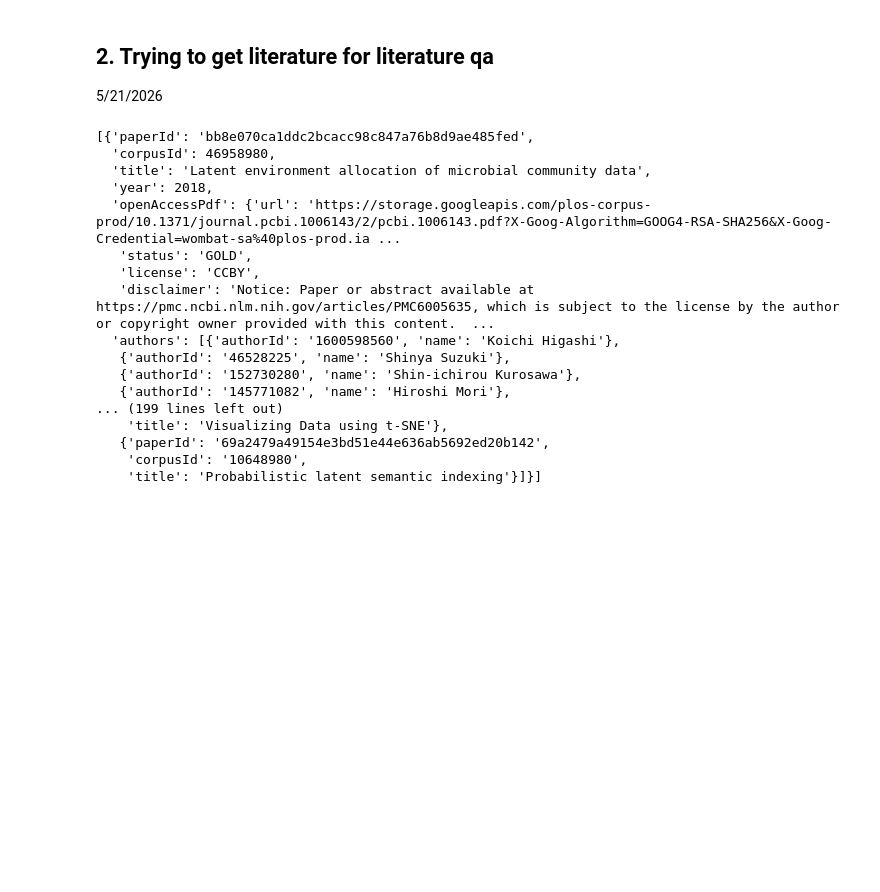
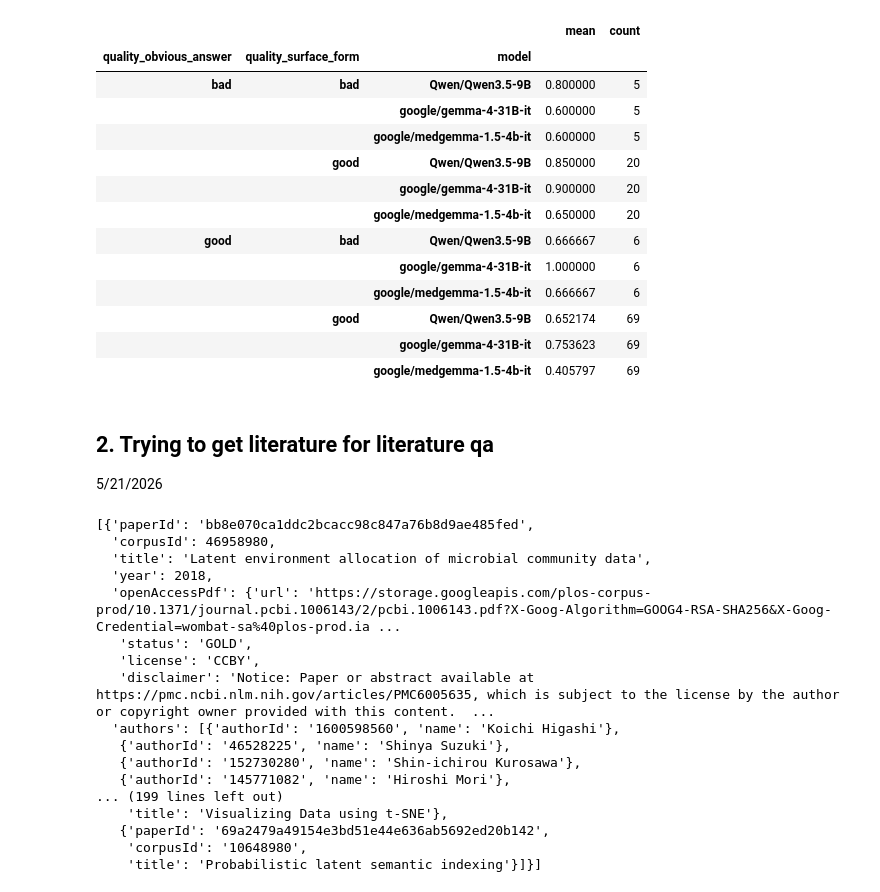
Before and after one commit to bnewm0609/microbiome_eval, a Jupyter notebook: notebooks/Exploration 1.ipynb, the cells around one changed output. Drawn from its saved outputs; the diff is of its cells as text; code cells hidden in the pictures; blank space fills up the shorter version.

```diff
--- a/notebooks/Exploration 1.ipynb
+++ b/notebooks/Exploration 1.ipynb
@@ -0,0 +215,2 @@
+# %%
+healthbench_profes = load_dataset("openai/healthbench-professional")
@@ -0,0 +411,24 @@
+# %%
+# analyze the litqa questions:
+
+litqa_metrics_df = []
+for fn in Path("results/").glob("run-1_500/*litqa*"):
+    with open(fn / "config.json") as f:
+        config = json.loads(f.read())
+    try:
+        with open(fn / "metrics.jsonl") as f:
+            metrics = [json.loads(line) for line in f]
+    except FileNotFoundError:
+        print(f"Metrics file not found for {fn}, skipping.")
+        continue
+    for sample in metrics:
+        litqa_metrics_df.append({
+            "model": config["model"],
+            "litqa_setting": config["litqa_setting"],
+            "question": sample["question"],
+            "answer": sample["answer"],
+            "response": sample["response"],
+            "correct": sample["correct"],
+            "quality_obvious_answer": sample["quality"]["obvious_answer"],
+            "quality_surface_form": sample["quality"]["surface_form"],
+        })
@@ -1,3 +445,20 @@
+# %%
+litqa_metrics_df.groupby(["quality_obvious_answer", "quality_surface_form", "model"])['correct'].agg(["mean", "count"])
+# %% [output]
+|  |  |  | mean | count |
+| quality_obvious_answer | quality_surface_form | model |  |  |
+| bad | bad | Qwen/Qwen3.5-9B | 0.800000 | 5 |
+|  |  | google/gemma-4-31B-it | 0.600000 | 5 |
+|  |  | google/medgemma-1.5-4b-it | 0.600000 | 5 |
+|  | good | Qwen/Qwen3.5-9B | 0.850000 | 20 |
+|  |  | google/gemma-4-31B-it | 0.900000 | 20 |
+|  |  | google/medgemma-1.5-4b-it | 0.650000 | 20 |
+| good | bad | Qwen/Qwen3.5-9B | 0.666667 | 6 |
+|  |  | google/gemma-4-31B-it | 1.000000 | 6 |
+|  |  | google/medgemma-1.5-4b-it | 0.666667 | 6 |
+|  | good | Qwen/Qwen3.5-9B | 0.652174 | 69 |
+|  |  | google/gemma-4-31B-it | 0.753623 | 69 |
+|  |  | google/medgemma-1.5-4b-it | 0.405797 | 69 |
 # %% [markdown]
 ## 2. Trying to get literature for literature qa
 
```
Also changed, not shown: parts of 107 cells of this notebook, 12 other files.
